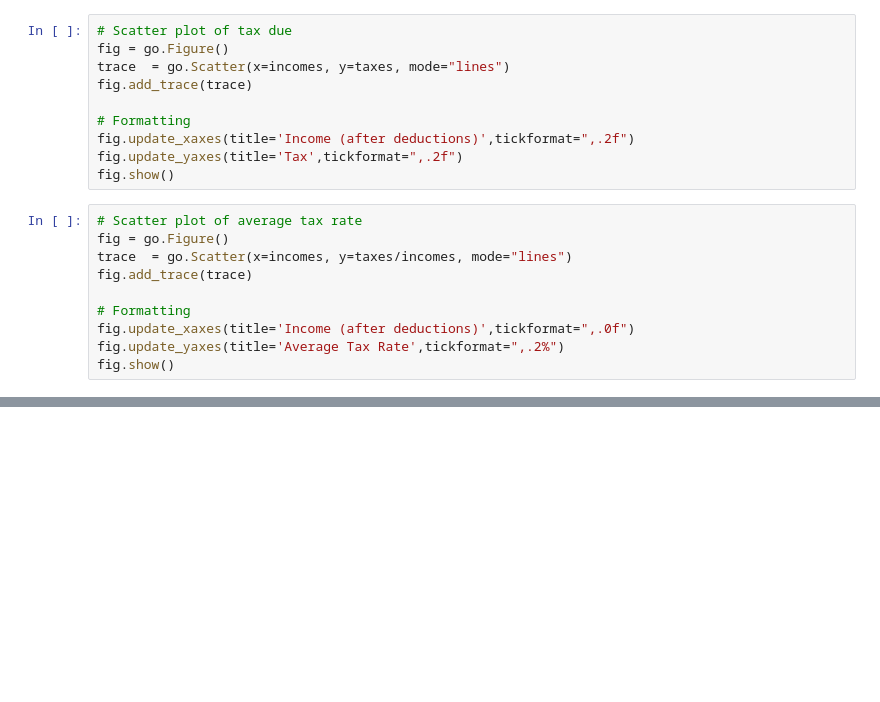
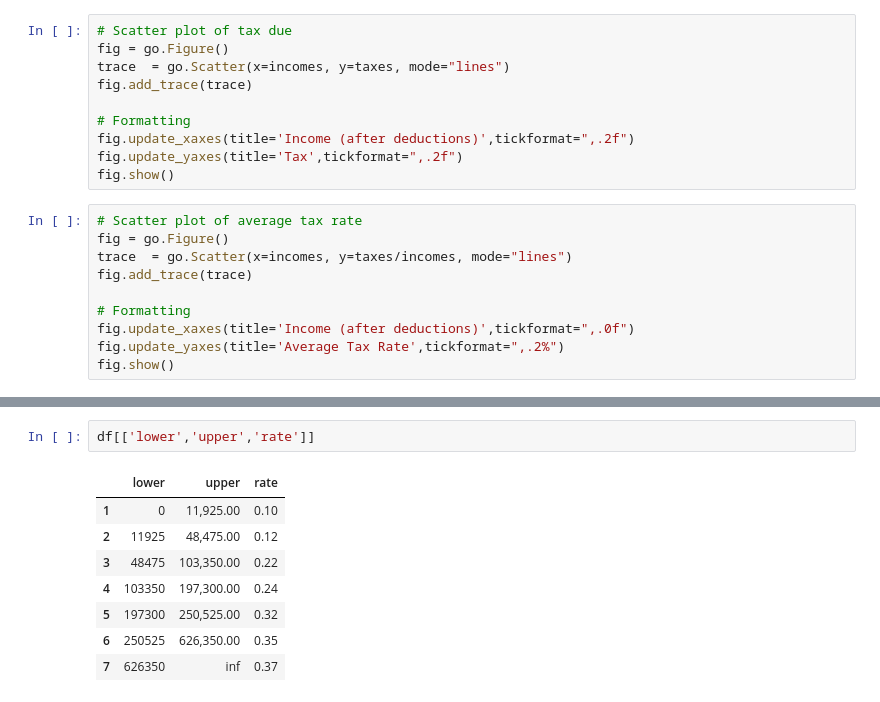
Before and after one commit to kpcrotty/busi448, a Jupyter notebook: class_notebooks/26a_tax_primer.ipynb, the cells around one changed output, grey strips where cells are left out. Cells and saved outputs as stored; diff of their text form; blank space fills up the shorter version.

```diff
--- a/class_notebooks/26a_tax_primer.ipynb
+++ b/class_notebooks/26a_tax_primer.ipynb
@@ -133,0 +132,11 @@ tax2
+# %%
+df[['lower','upper','rate']]
+# %% [output]
+|  | lower | upper | rate |
+| 1 | 0 | 11,925.00 | 0.10 |
+| 2 | 11925 | 48,475.00 | 0.12 |
+| 3 | 48475 | 103,350.00 | 0.22 |
+| 4 | 103350 | 197,300.00 | 0.24 |
+| 5 | 197300 | 250,525.00 | 0.32 |
+| 6 | 250525 | 626,350.00 | 0.35 |
+| 7 | 626350 | inf | 0.37 |
```
Also changed, not shown: parts of 12 cells of this notebook, 13 other files.
